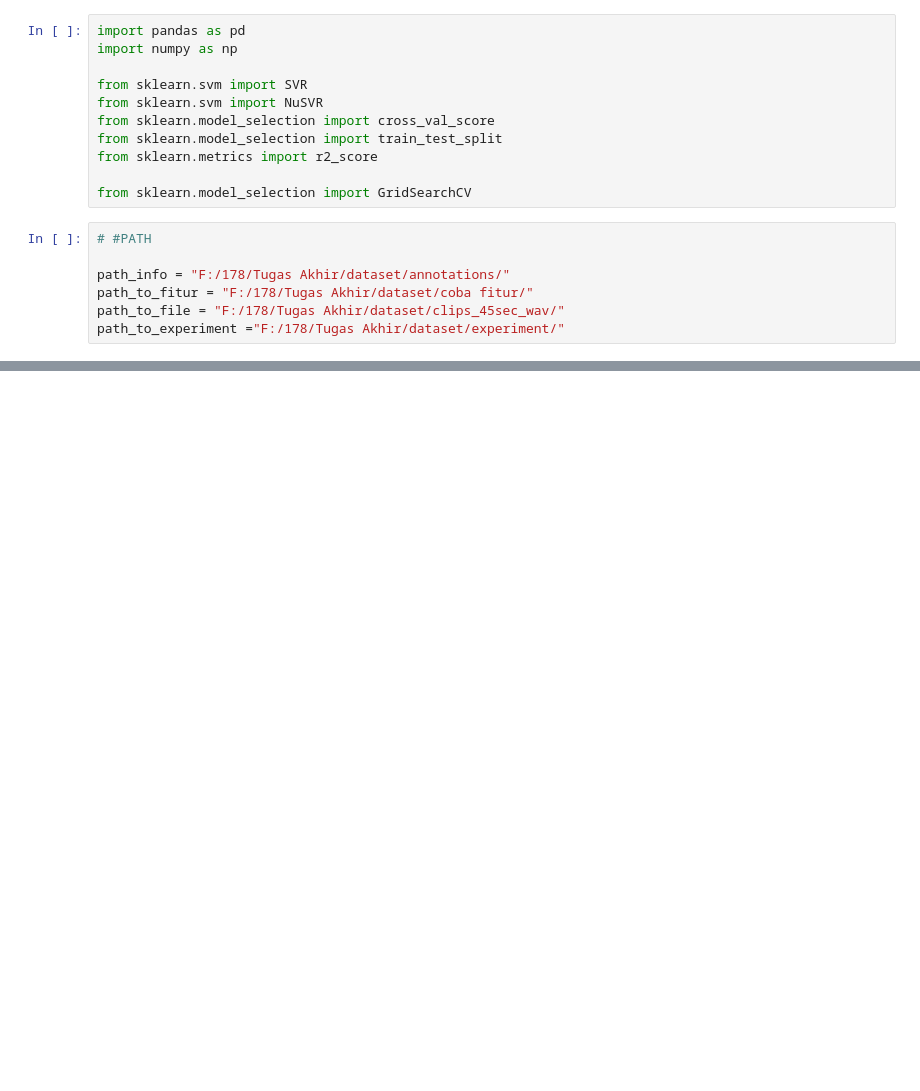
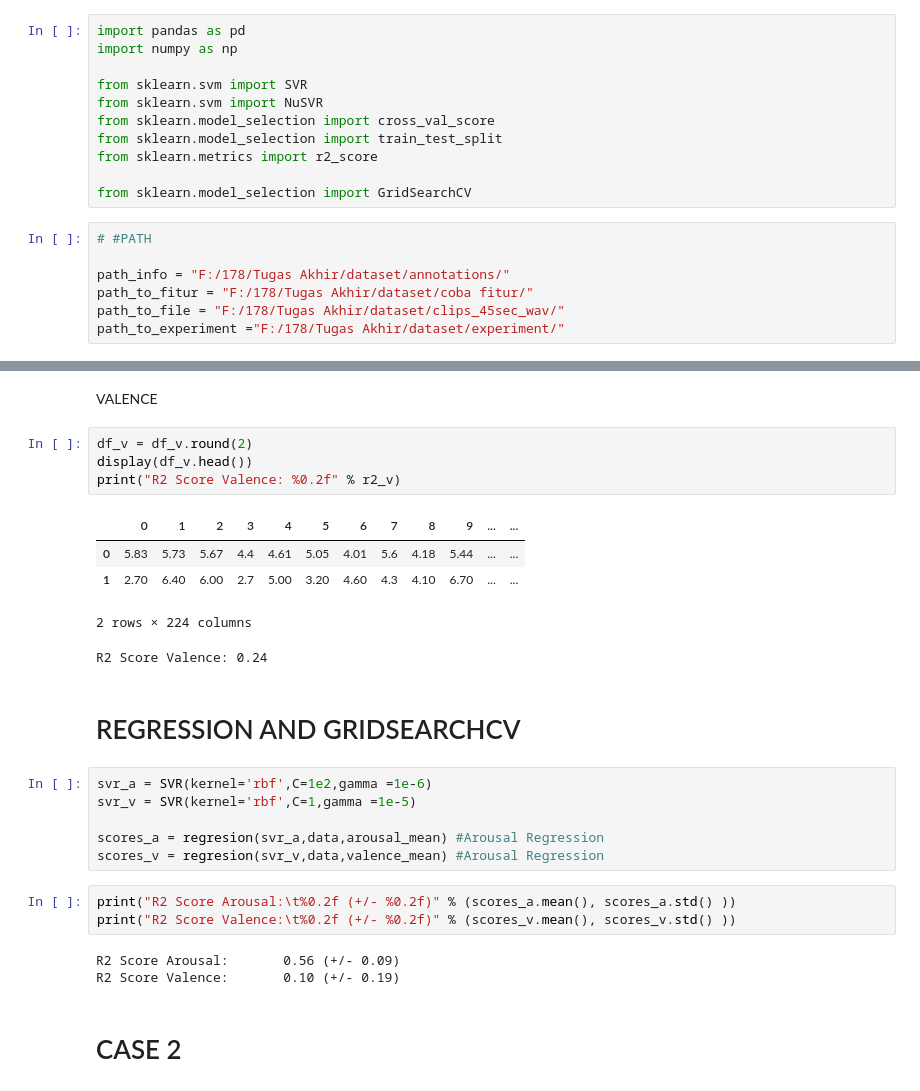
Before and after one commit to TegarSU/AsikYesAjigile, a Jupyter notebook: TrySVR.ipynb, the cells around one changed output, grey strips where cells are left out. Saved outputs shown, nothing was run; the diff lists cells and outputs as text; blank space fills up the shorter version.

```diff
--- a/TrySVR.ipynb
+++ b/TrySVR.ipynb
@@ -144,0 +106,28 @@ print("R2 Score Valence: %0.2f (+/- %0.2f)" % (scores_vm.mean(), scores_vm.std()
+# %% [markdown]
+VALENCE
+# %%
+df_v = df_v.round(2)
+display(df_v.head())
+print("R2 Score Valence: %0.2f" % r2_v)
+# %% [output]
+|  | 0 | 1 | 2 | 3 | 4 | 5 | 6 | 7 | 8 | 9 | ... | ... |
+| 0 | 5.83 | 5.73 | 5.67 | 4.4 | 4.61 | 5.05 | 4.01 | 5.6 | 4.18 | 5.44 | ... | ... |
+| 1 | 2.70 | 6.40 | 6.00 | 2.7 | 5.00 | 3.20 | 4.60 | 4.3 | 4.10 | 6.70 | ... | ... |
+2 rows × 224 columns
+R2 Score Valence: 0.24
+# %% [markdown]
+# REGRESSION AND GRIDSEARCHCV
+# %%
+svr_a = SVR(kernel='rbf',C=1e2,gamma =1e-6)
+svr_v = SVR(kernel='rbf',C=1,gamma =1e-5)
+
+scores_a = regresion(svr_a,data,arousal_mean) #Arousal Regression
+scores_v = regresion(svr_v,data,valence_mean) #Arousal Regression
+# %%
+print("R2 Score Arousal:\t%0.2f (+/- %0.2f)" % (scores_a.mean(), scores_a.std() ))
+print("R2 Score Valence:\t%0.2f (+/- %0.2f)" % (scores_v.mean(), scores_v.std() ))
+# %% [output]
+R2 Score Arousal:       0.56 (+/- 0.09)
+R2 Score Valence:       0.10 (+/- 0.19)
+# %% [markdown]
+# CASE 2
```
Also changed, not shown: parts of 66 cells of this notebook, 5 other files.
